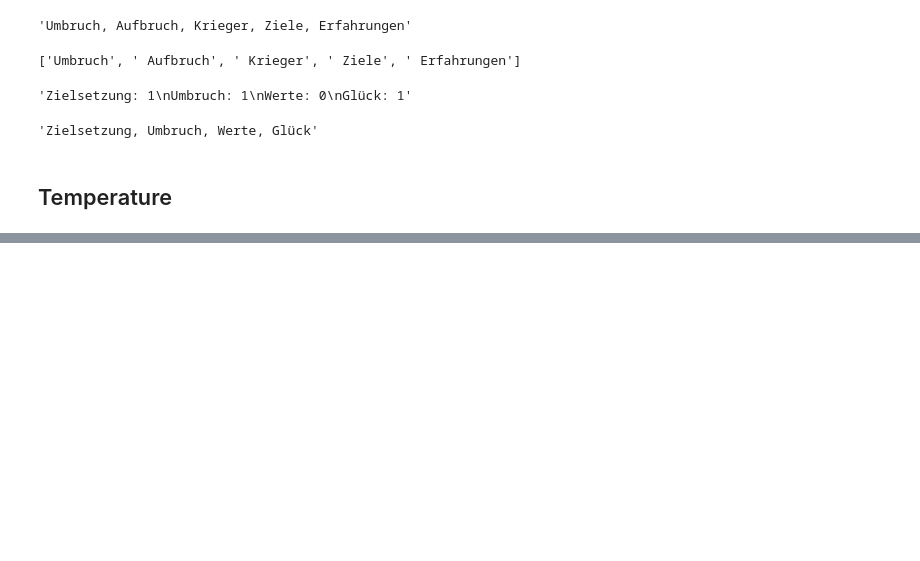
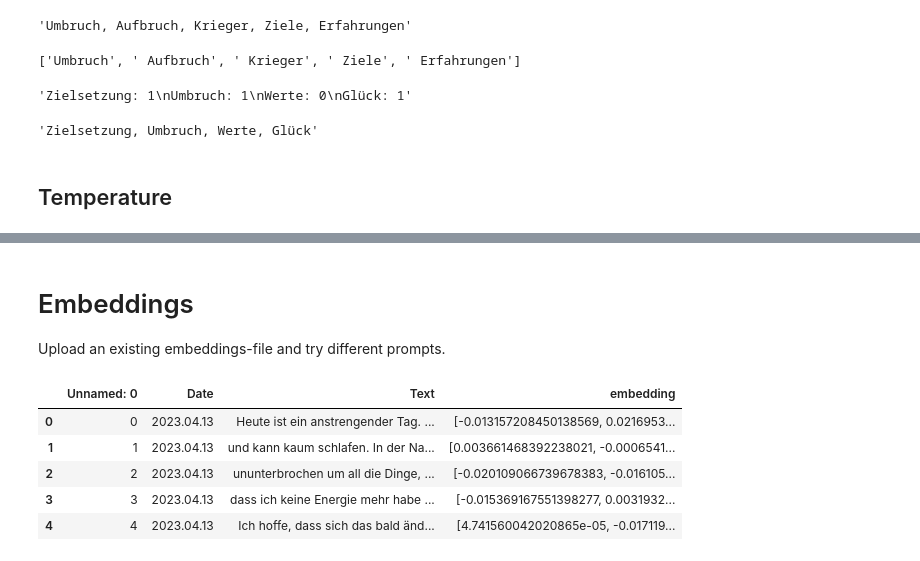
Before and after one commit to hieblle/AI-Coach, a Jupyter notebook: Prompts_AI_Coach.ipynb, the cells around one changed output, grey strips where cells are left out. Saved outputs shown, nothing was run; the diff lists cells and outputs as text; code cells hidden in the pictures; blank space fills up the shorter version.

```diff
--- a/Prompts_AI_Coach.ipynb
+++ b/Prompts_AI_Coach.ipynb
@@ -286,0 +372,4 @@ response
+# %% [markdown]
+# Embeddings
+
+Upload an existing embeddings-file and try different prompts.
@@ -286,0 +379,11 @@ response
+# %%
+# define embeddings-file to upload
+data = pd.read_csv(f'Journal_embedding.csv')
+data.head()
+# %% [output]
+|  | Unnamed: 0 | Date | Text | embedding |
+| 0 | 0 | 2023.04.13 | Heute ist ein anstrengender Tag. ... | [-0.013157208450138569, 0.0216953... |
+| 1 | 1 | 2023.04.13 | und kann kaum schlafen. In der Na... | [0.003661468392238021, -0.0006541... |
+| 2 | 2 | 2023.04.13 | ununterbrochen um all die Dinge, ... | [-0.020109066739678383, -0.016105... |
+| 3 | 3 | 2023.04.13 | dass ich keine Energie mehr habe ... | [-0.015369167551398277, 0.0031932... |
+| 4 | 4 | 2023.04.13 | Ich hoffe, dass sich das bald änd... | [4.741560042020865e-05, -0.017119... |
```
Also changed, not shown: parts of 12 cells of this notebook.
